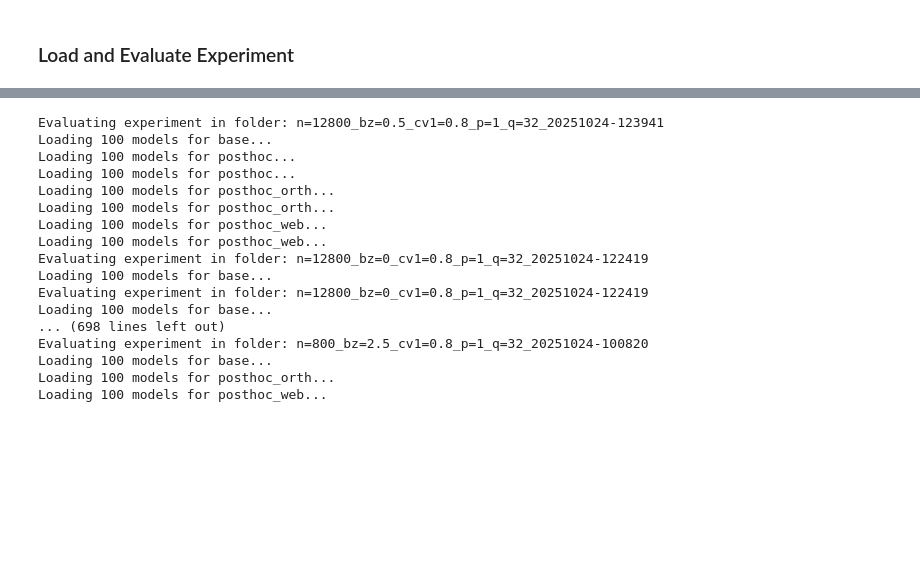
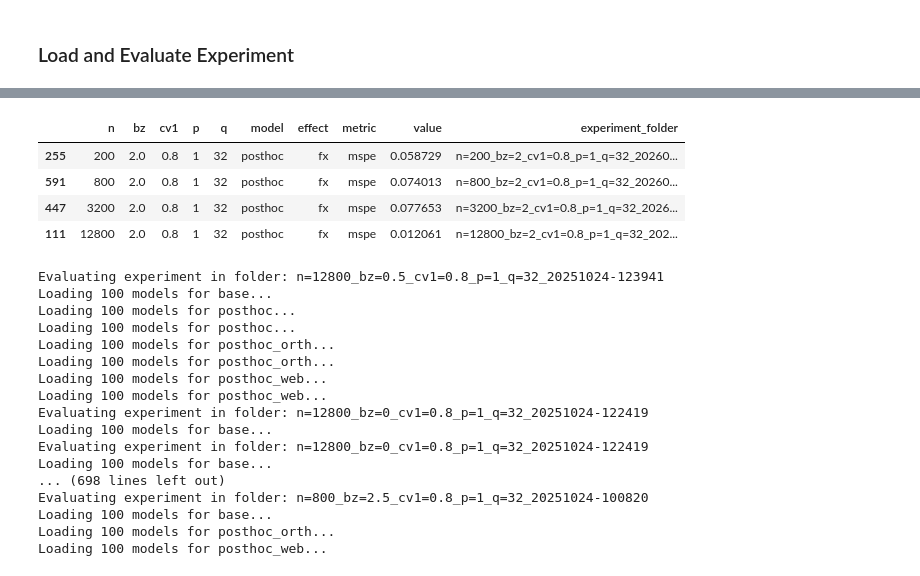
Before and after one commit to mpff/cocodeel, a Jupyter notebook: experiments/simulation_images/2-evaluation.ipynb, the cells around one changed output, grey strips where cells are left out. Saved outputs shown, nothing was run; the diff lists cells and outputs as text; code cells hidden in the pictures; blank space fills up the shorter version.

Commit message:
Add binary output to simulation study

```diff
--- a/experiments/simulation_images/2-evaluation.ipynb
+++ b/experiments/simulation_images/2-evaluation.ipynb
@@ -208,3 +261,18 @@ def process_experiment_directory(base_dir, simulation_params, model_params, post
+# %%
+df_all = pd.read_csv("outputs/simulation_images/binary_increasing_bz_oldversion/combined_results_20260120_162112.csv")
+# %%
+df_all[
+    (df_all['model'] == 'posthoc') &
+    (df_all['bz'] == 2.0) &
+    (df_all['effect'] == 'fx') &
+    (df_all['metric'] == 'mspe')
+].sort_values(by=['model','bz','n'])
+# %% [output]
+|  | n | bz | cv1 | p | q | model | effect | metric | value | experiment_folder |
+| 255 | 200 | 2.0 | 0.8 | 1 | 32 | posthoc | fx | mspe | 0.058729 | n=200_bz=2_cv1=0.8_p=1_q=32_20260... |
+| 591 | 800 | 2.0 | 0.8 | 1 | 32 | posthoc | fx | mspe | 0.074013 | n=800_bz=2_cv1=0.8_p=1_q=32_20260... |
+| 447 | 3200 | 2.0 | 0.8 | 1 | 32 | posthoc | fx | mspe | 0.077653 | n=3200_bz=2_cv1=0.8_p=1_q=32_2026... |
+| 111 | 12800 | 2.0 | 0.8 | 1 | 32 | posthoc | fx | mspe | 0.012061 | n=12800_bz=2_cv1=0.8_p=1_q=32_202... |
 # %%
 for base_directory in [
     "outputs/simulation_images/increasing_bz",
```
Also changed, not shown: parts of 8 cells of this notebook, 4 other files.
